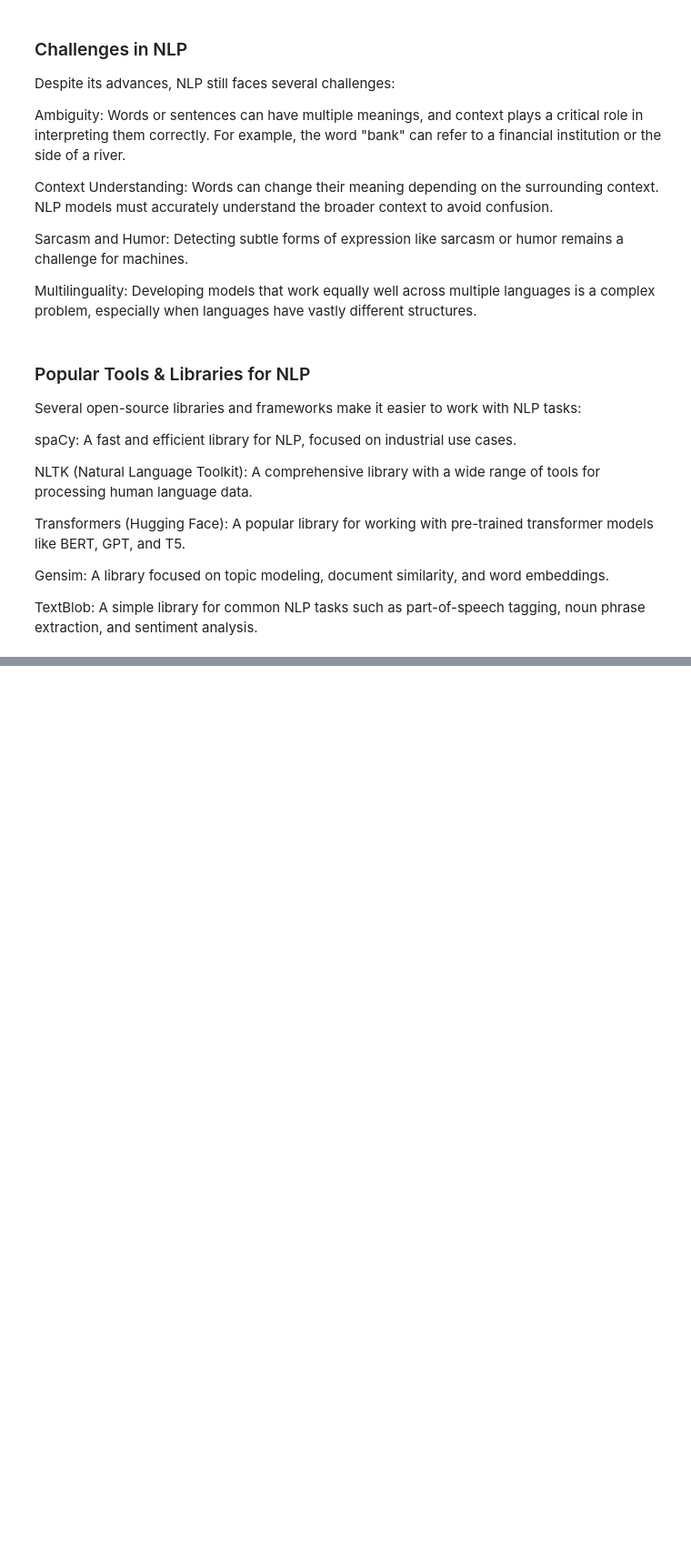
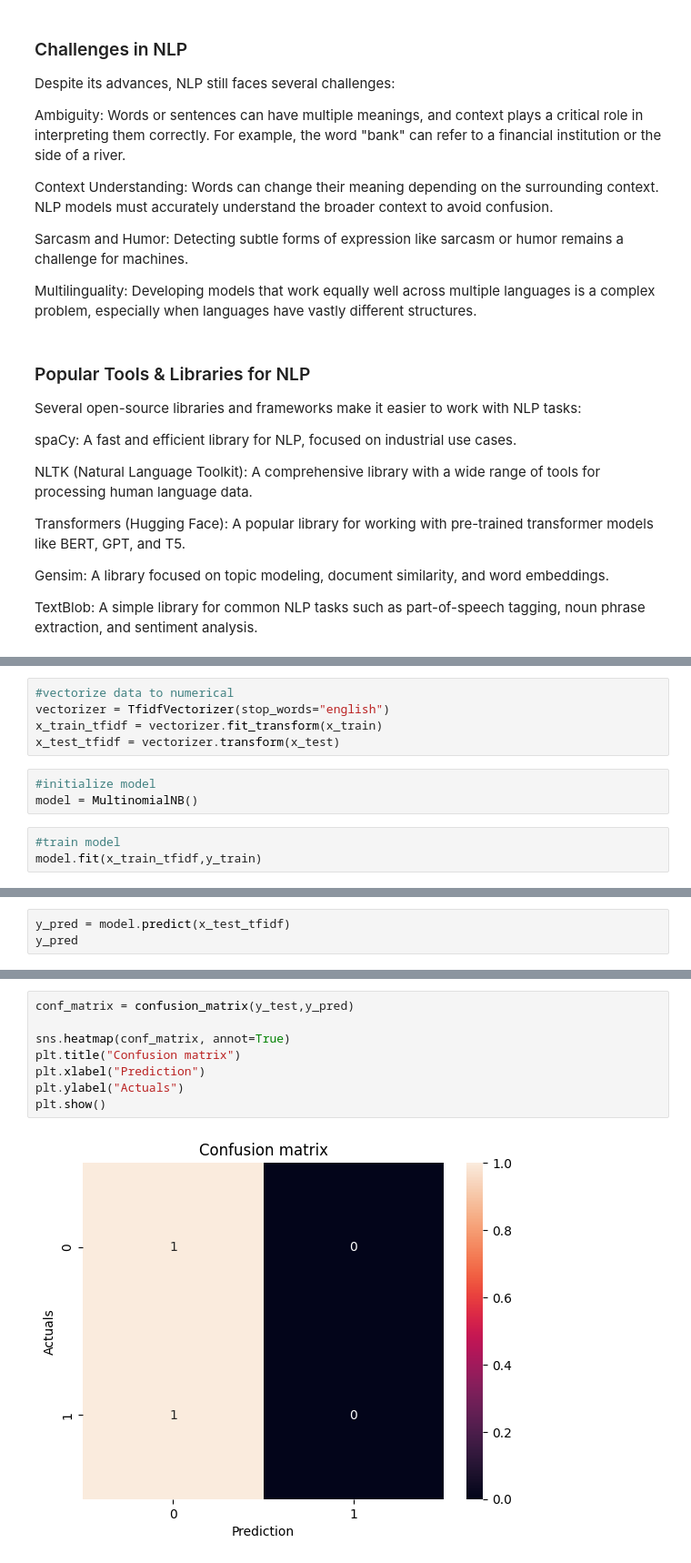
Before and after one commit to AninFreddy01/scalework_repo, a Jupyter notebook: tutorial_assignments/NLP.ipynb, the cells around one changed output, grey strips where cells are left out. Shown: that part at 91% size. Saved outputs shown, nothing was run; the diff lists cells and outputs as text; blank space fills up the shorter version.

```diff
--- a/tutorial_assignments/NLP.ipynb
+++ b/tutorial_assignments/NLP.ipynb
@@ -116,0 +176,11 @@ TextBlob: A simple library for common NLP tasks such as part-of-speech tagging,
+# %%
+#vectorize data to numerical
+vectorizer = TfidfVectorizer(stop_words="english")
+x_train_tfidf = vectorizer.fit_transform(x_train)
+x_test_tfidf = vectorizer.transform(x_test)
+# %%
+#initialize model
+model = MultinomialNB()
+# %%
+#train model
+model.fit(x_train_tfidf,y_train)
@@ -116,0 +189,3 @@ TextBlob: A simple library for common NLP tasks such as part-of-speech tagging,
+# %%
+y_pred = model.predict(x_test_tfidf)
+y_pred
@@ -116,0 +211,10 @@ TextBlob: A simple library for common NLP tasks such as part-of-speech tagging,
+# %%
+conf_matrix = confusion_matrix(y_test,y_pred)
+
+sns.heatmap(conf_matrix, annot=True)
+plt.title("Confusion matrix")
+plt.xlabel("Prediction")
+plt.ylabel("Actuals")
+plt.show()
+# %% [output]
+[figure, added]
```
Also changed, not shown: parts of 13 cells of this notebook.
